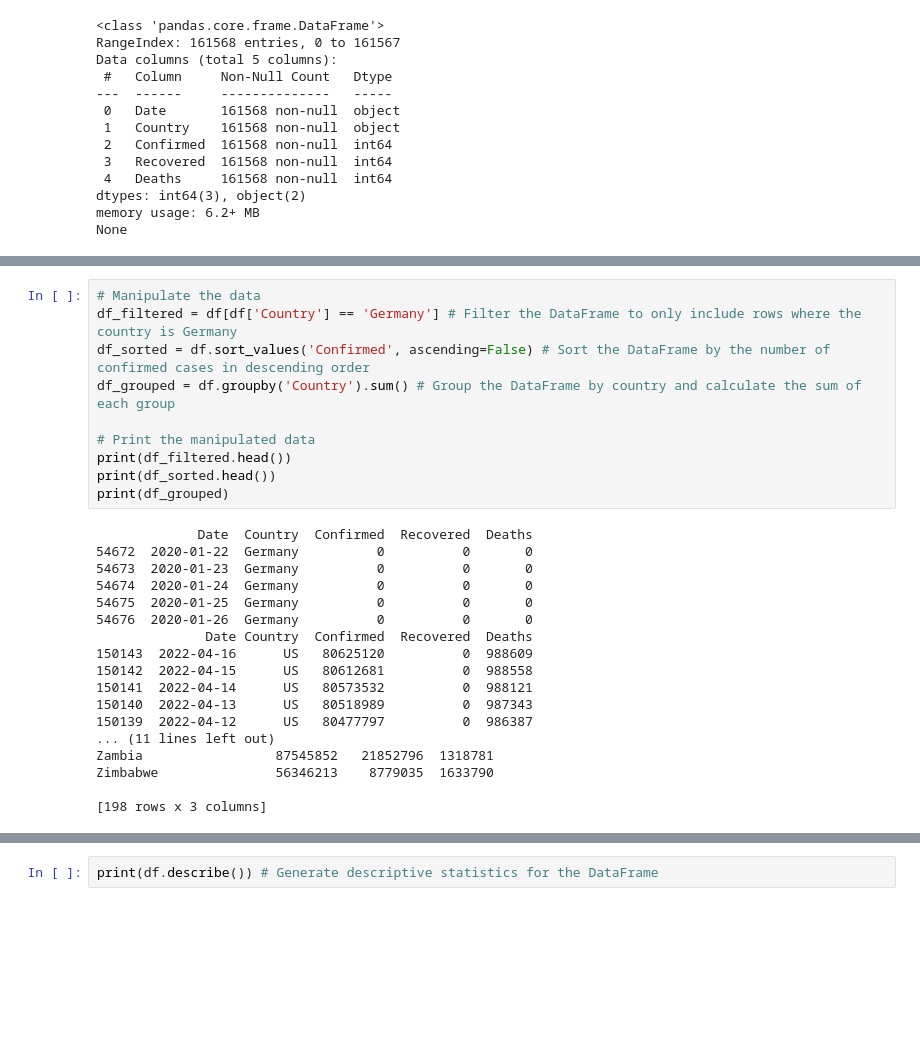
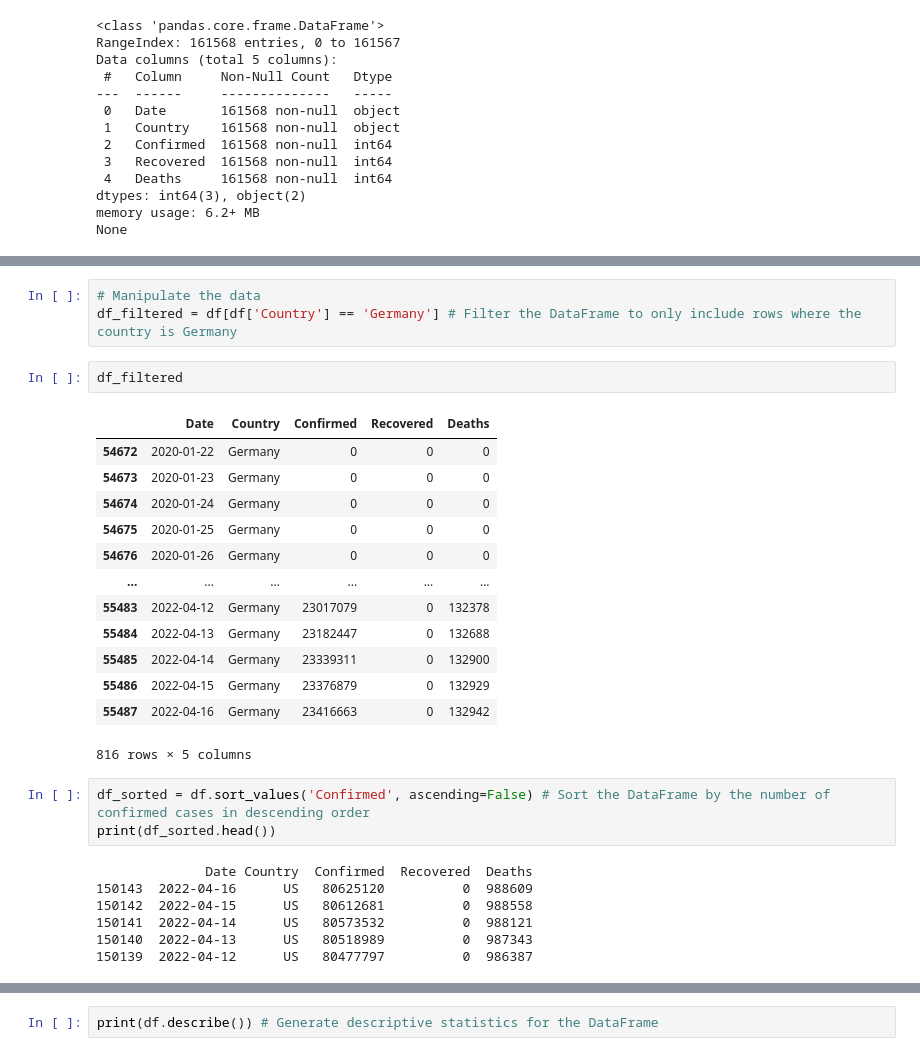
Before and after one commit to shimaabadi/BENGR310, a Jupyter notebook: intro_pandas.ipynb, the cells around one changed output, grey strips where cells are left out. Cells and saved outputs as stored; diff of their text form; blank space fills up the shorter version.

```diff
--- a/intro_pandas.ipynb
+++ b/intro_pandas.ipynb
@@ -55,28 +93,29 @@ None
 # %%
 # Manipulate the data
 df_filtered = df[df['Country'] == 'Germany'] # Filter the DataFrame to only include rows where the country is Germany
-df_sorted = df.sort_values('Confirmed', ascending=False) # Sort the DataFrame by the number of confirmed cases in descending order
-df_grouped = df.groupby('Country').sum() # Group the DataFrame by country and calculate the sum of each group
-
-# Print the manipulated data
-print(df_filtered.head())
-print(df_sorted.head())
-print(df_grouped)
-# %% [output]
-             Date  Country  Confirmed  Recovered  Deaths
-54672  2020-01-22  Germany          0          0       0
-54673  2020-01-23  Germany          0          0       0
-54674  2020-01-24  Germany          0          0       0
-54675  2020-01-25  Germany          0          0       0
-54676  2020-01-26  Germany          0          0       0
-              Date Country  Confirmed  Recovered  Deaths
-150143  2022-04-16      US   80625120          0  988609
-150142  2022-04-15      US   80612681          0  988558
-150141  2022-04-14      US   80573532          0  988121
-150140  2022-04-13      US   80518989          0  987343
-150139  2022-04-12      US   80477797          0  986387
-... (11 lines left out)
-Zambia                 87545852   21852796  1318781
-Zimbabwe               56346213    8779035  1633790
-
-[198 rows x 3 columns]
+# %%
+df_filtered
+# %% [output]
+|  | Date | Country | Confirmed | Recovered | Deaths |
+| 54672 | 2020-01-22 | Germany | 0 | 0 | 0 |
+| 54673 | 2020-01-23 | Germany | 0 | 0 | 0 |
+| 54674 | 2020-01-24 | Germany | 0 | 0 | 0 |
+| 54675 | 2020-01-25 | Germany | 0 | 0 | 0 |
+| 54676 | 2020-01-26 | Germany | 0 | 0 | 0 |
+| ... | ... | ... | ... | ... | ... |
+| 55483 | 2022-04-12 | Germany | 23017079 | 0 | 132378 |
+| 55484 | 2022-04-13 | Germany | 23182447 | 0 | 132688 |
+| 55485 | 2022-04-14 | Germany | 23339311 | 0 | 132900 |
+| 55486 | 2022-04-15 | Germany | 23376879 | 0 | 132929 |
+| 55487 | 2022-04-16 | Germany | 23416663 | 0 | 132942 |
+816 rows × 5 columns
+# %%
+df_sorted = df.sort_values('Confirmed', ascending=False) # Sort the DataFrame by the number of confirmed cases in descending order
+print(df_sorted.head())
+# %% [output]
+              Date Country  Confirmed  Recovered  Deaths
+150143  2022-04-16      US   80625120          0  988609
+150142  2022-04-15      US   80612681          0  988558
+150141  2022-04-14      US   80573532          0  988121
+150140  2022-04-13      US   80518989          0  987343
+150139  2022-04-12      US   80477797          0  986387
```
Also changed, not shown: parts of 11 cells of this notebook, 1 other file.
